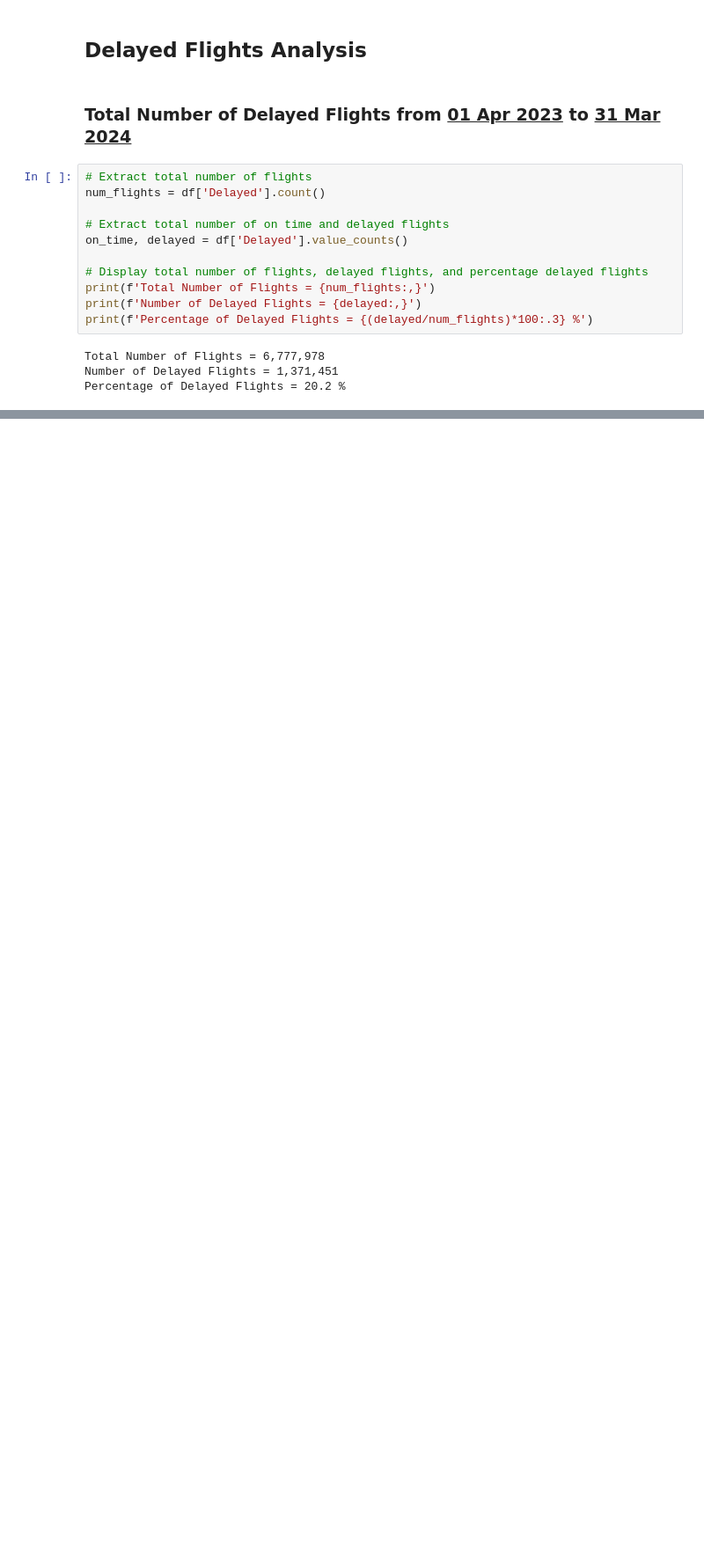
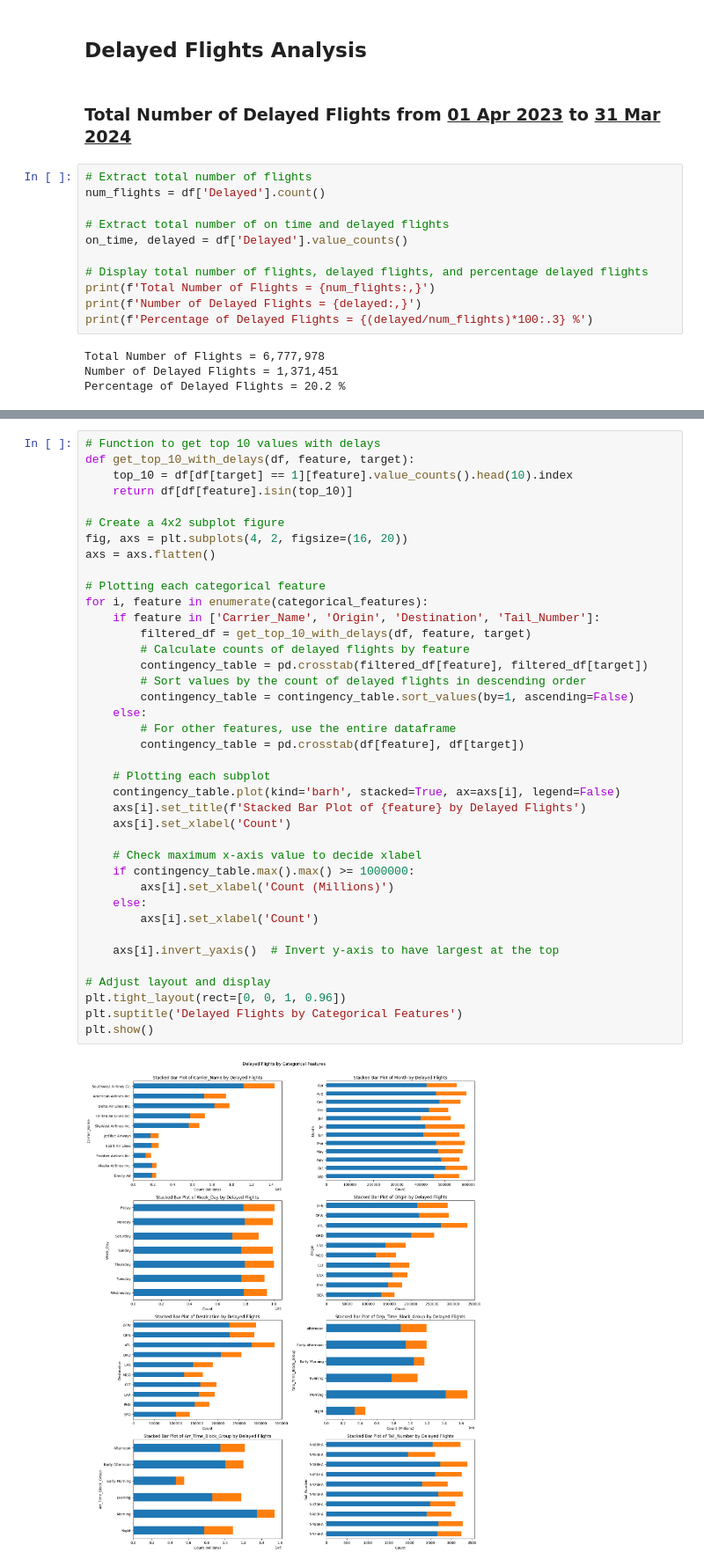
Before and after one commit to B-Treftz/Flight_Status_Predictor, a Jupyter notebook: 1_EDA/EDA_Brian.ipynb, the cells around one changed output, grey strips where cells are left out. Shown at 88% size. Saved outputs shown, nothing was run; the diff lists cells and outputs as text; blank space fills up the shorter version.

```diff
--- a/1_EDA/EDA_Brian.ipynb
+++ b/1_EDA/EDA_Brian.ipynb
@@ -245,0 +322,41 @@ fig.show()
+# %%
+# Function to get top 10 values with delays
+def get_top_10_with_delays(df, feature, target):
+    top_10 = df[df[target] == 1][feature].value_counts().head(10).index
+    return df[df[feature].isin(top_10)]
+
+# Create a 4x2 subplot figure
+fig, axs = plt.subplots(4, 2, figsize=(16, 20))
+axs = axs.flatten()
+
+# Plotting each categorical feature
+for i, feature in enumerate(categorical_features):
+    if feature in ['Carrier_Name', 'Origin', 'Destination', 'Tail_Number']:
+        filtered_df = get_top_10_with_delays(df, feature, target)
+        # Calculate counts of delayed flights by feature
+        contingency_table = pd.crosstab(filtered_df[feature], filtered_df[target])
+        # Sort values by the count of delayed flights in descending order
+        contingency_table = contingency_table.sort_values(by=1, ascending=False)
+    else:
+        # For other features, use the entire dataframe
+        contingency_table = pd.crosstab(df[feature], df[target])
+
+    # Plotting each subplot
+    contingency_table.plot(kind='barh', stacked=True, ax=axs[i], legend=False)
+    axs[i].set_title(f'Stacked Bar Plot of {feature} by Delayed Flights')
+    axs[i].set_xlabel('Count')
+
+    # Check maximum x-axis value to decide xlabel
+    if contingency_table.max().max() >= 1000000:
+        axs[i].set_xlabel('Count (Millions)')
+    else:
+        axs[i].set_xlabel('Count')
+
+    axs[i].invert_yaxis()  # Invert y-axis to have largest at the top
+
+# Adjust layout and display
+plt.tight_layout(rect=[0, 0, 1, 0.96])
+plt.suptitle('Delayed Flights by Categorical Features')
+plt.show()
+# %% [output]
+[figure, added]
```
Also changed, not shown: parts of 18 cells of this notebook.
